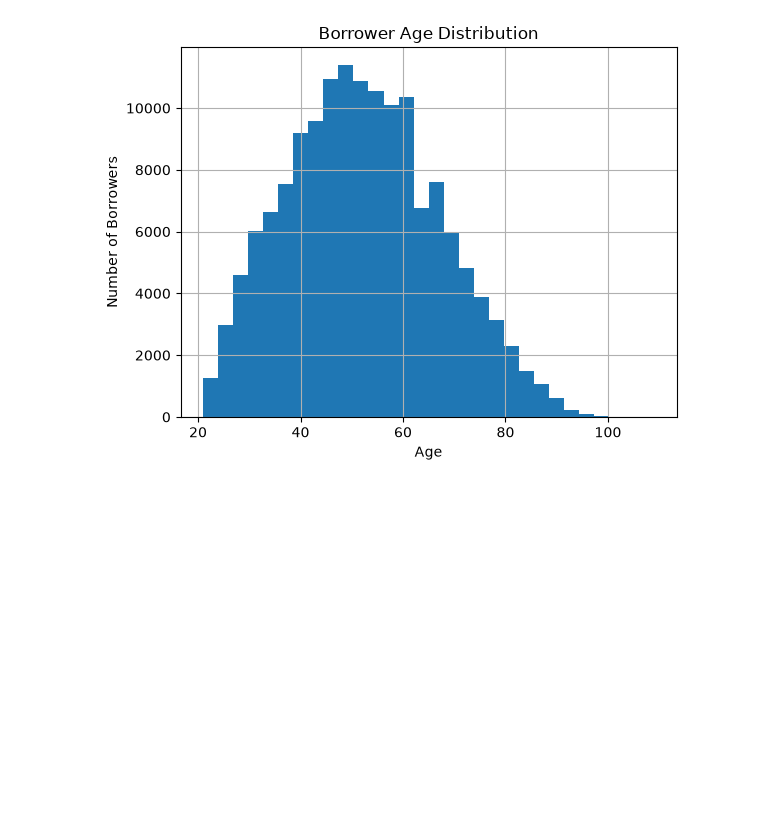
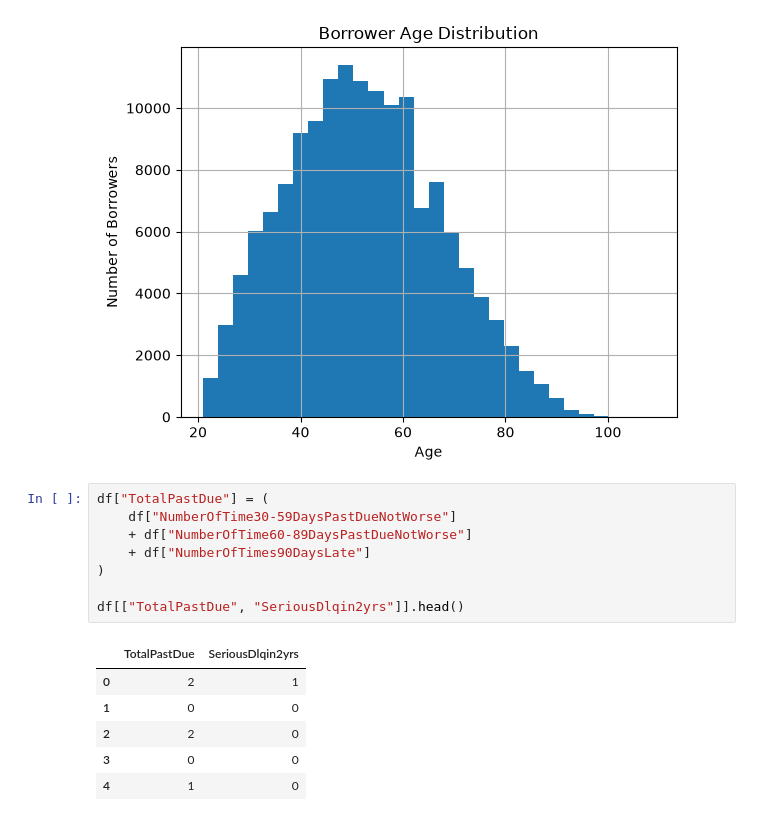
Before and after one commit to hellloaditya/credit-risk-early-warning, a Jupyter notebook: notebooks/01_data_inspection_and_cleaning.ipynb, the cells around one changed output. Drawn from its saved outputs; the diff is of its cells as text; blank space fills up the shorter version.

```diff
--- a/notebooks/01_data_inspection_and_cleaning.ipynb
+++ b/notebooks/01_data_inspection_and_cleaning.ipynb
@@ -132,3 +132,18 @@ plt.ylabel("Number of Borrowers")
 plt.show()
 # %% [output]
 [figure]
+# %%
+df["TotalPastDue"] = (
+    df["NumberOfTime30-59DaysPastDueNotWorse"]
+    + df["NumberOfTime60-89DaysPastDueNotWorse"]
+    + df["NumberOfTimes90DaysLate"]
+)
+
+df[["TotalPastDue", "SeriousDlqin2yrs"]].head()
+# %% [output]
+|  | TotalPastDue | SeriousDlqin2yrs |
+| 0 | 2 | 1 |
+| 1 | 0 | 0 |
+| 2 | 2 | 0 |
+| 3 | 0 | 0 |
+| 4 | 1 | 0 |
```
Also changed, not shown: parts of 6 cells of this notebook.
